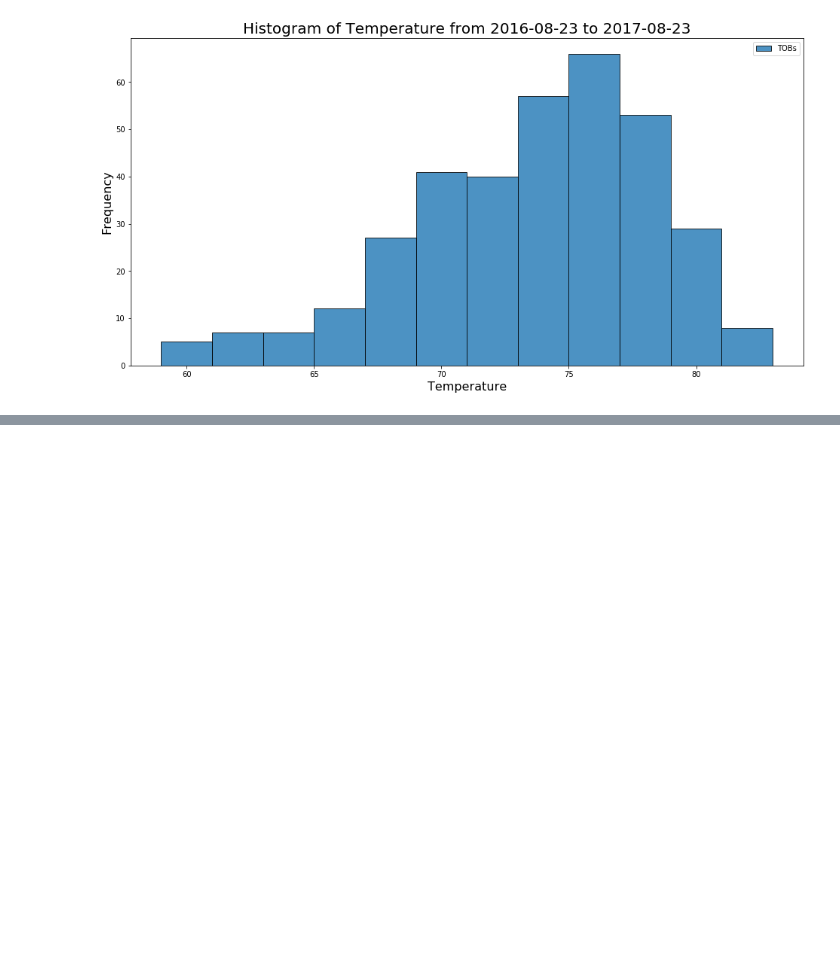
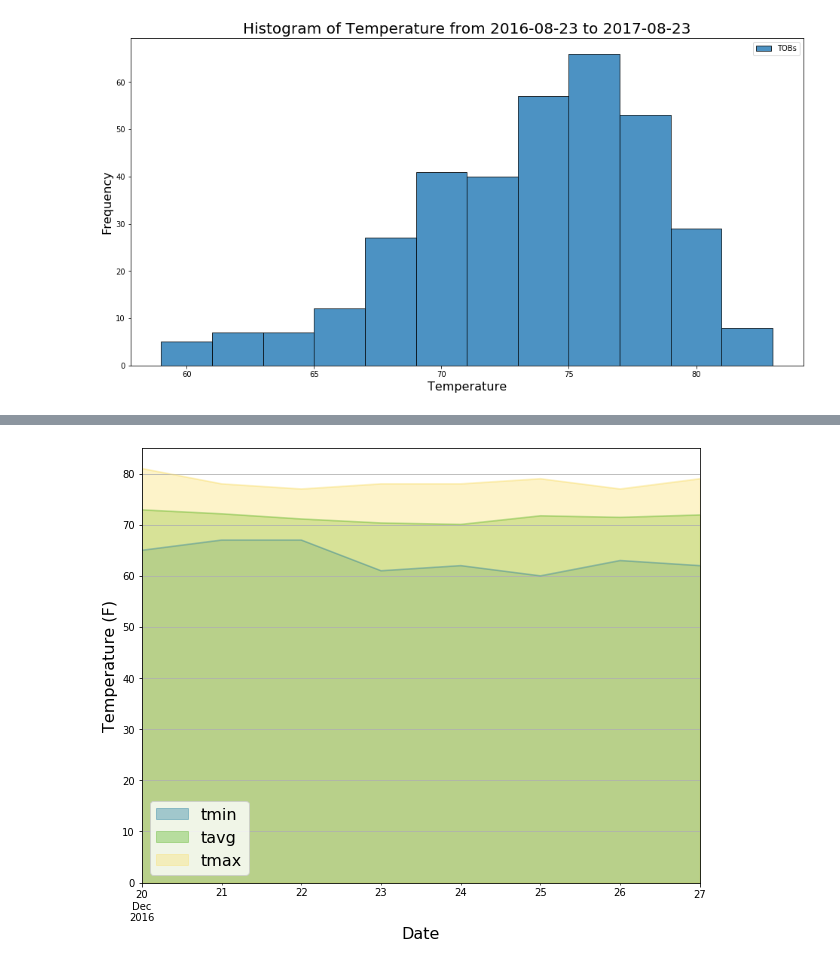
Before and after one commit to TreyWarren/sqlalchemy-challenge, a Jupyter notebook: climate.ipynb, the cells around one changed output, grey strips where cells are left out. Cells and saved outputs as stored; diff of their text form; code cells hidden in the pictures; blank space fills up the shorter version.

```diff
--- a/climate.ipynb
+++ b/climate.ipynb
@@ -290,11 +432,12 @@ daily_normals("01-01")
 # %%
-# calculate the daily normals for your trip
-# push each tuple of calculations into a list called `normals`
-
 # Set the start and end date of the trip
+start_dt = dt.datetime.strptime(start_date, '%Y-%m-%d')
+end_dt = dt.datetime.strptime(end_date, '%Y-%m-%d')
 
 # Use the start and end date to create a range of dates
+date_list = [start_dt + dt.timedelta(days=x) for x in range((end_dt-start_dt).days+1)]
+date_list
 
 # Stip off the year and save a list of %m-%d strings
-
-# Loop through the list of %m-%d strings and calculate the normals for each date
+date_list_general = [date.strftime("%m-%d") for date in date_list]
+date_list_general
@@ -300,0 +446,8 @@ daily_normals("01-01")
+# %%
+# Loop through the list of %m-%d strings and calculate the normals for each date
+normals = []
+
+for date in date_list_general:
+    normals.append(daily_normals(date)[0])
+
+normals
@@ -301,2 +463,7 @@ daily_normals("01-01")
 # %%
-# Load the previous query results into a Pandas DataFrame and add the `trip_dates` range as the `date` index
+# Load the previous query results into a Pandas DataFrame
+#  and add the `trip_dates` range as the `date` index
+normals_df = pd.DataFrame(normals, index = date_list,
+                          columns = ['tmin' , 'tavg', 'tmax'])
+normals_df.index.name = "Date"
+normals_df
@@ -304,0 +481,11 @@ daily_normals("01-01")
+# %%
+# Plot the daily normals as an area plot with `stacked=False`
+palette = ["#2C82A4", "#63B931", "#FAE178"]
+normals_df.plot.area(stacked=False, alpha=0.4, colors=palette, figsize=(10,8))
+plt.xlabel('Date', size=16)
+plt.ylabel('Temperature (F)', size=16)
+plt.legend(fontsize=16)
+plt.grid()
+plt.show()
+# %% [output]
+[figure, added]
```
Also changed, not shown: parts of 24 cells of this notebook, 1 other file.
